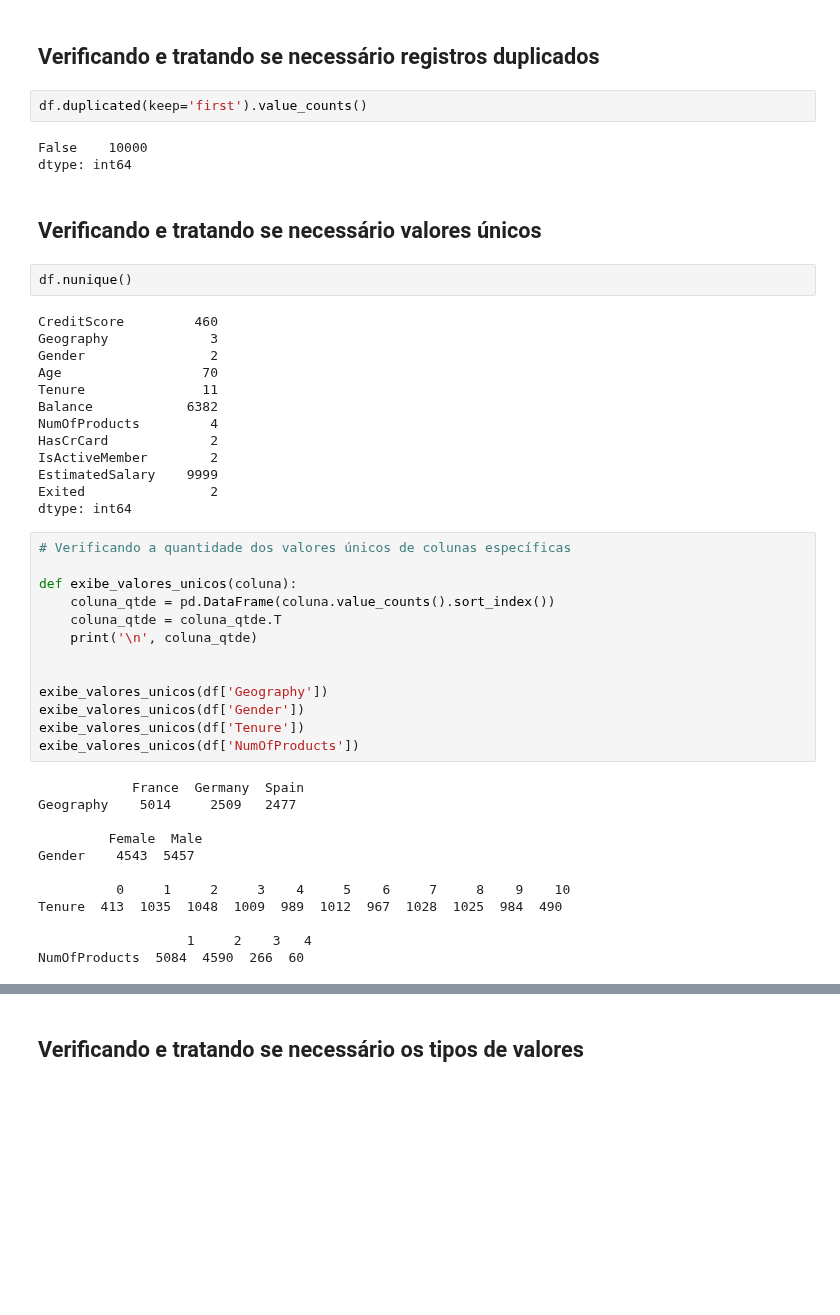
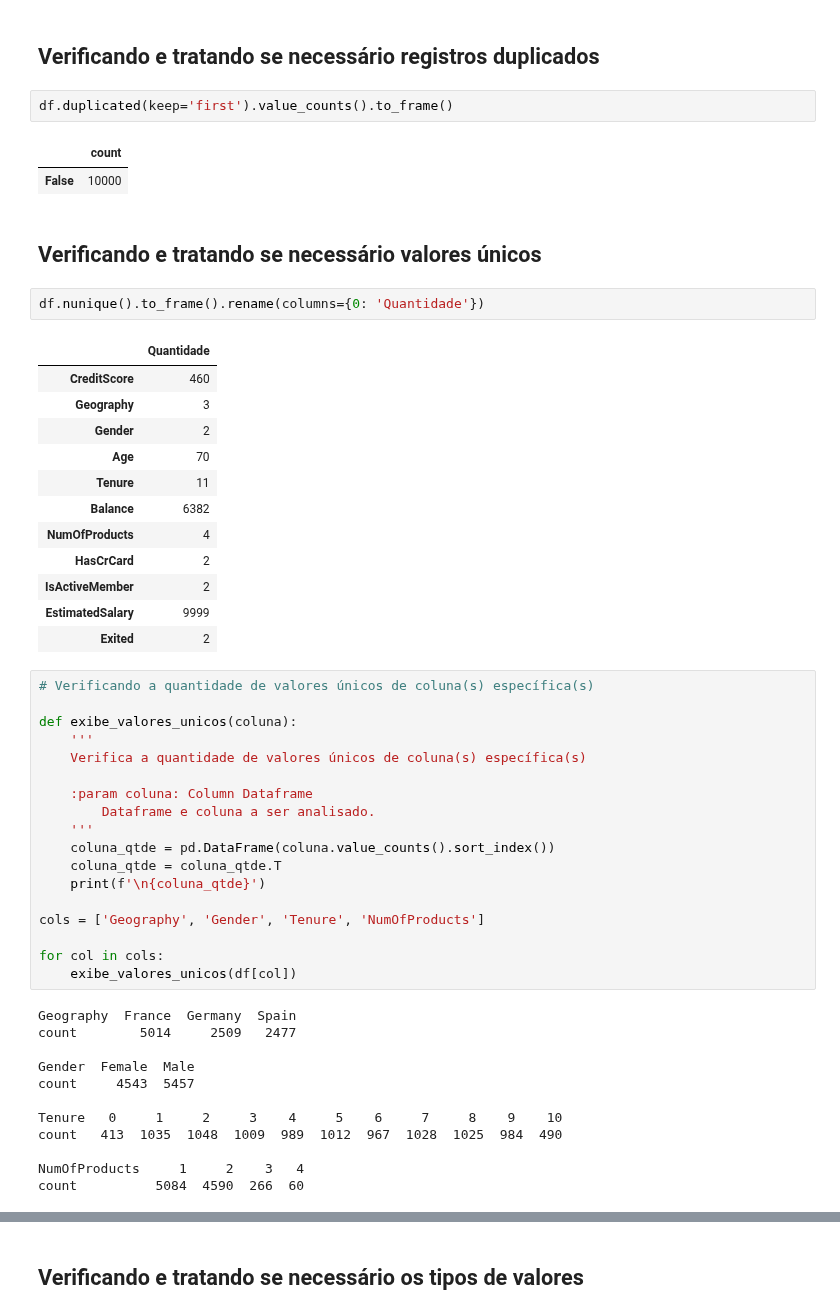
Before and after one commit to emso-exe/Churn_clientes_de_banco, a Jupyter notebook: churn_clientes_de_banco.ipynb, the cells around one changed output, grey strips where cells are left out. Drawn from its saved outputs; the diff is of its cells as text; blank space fills up the shorter version.

```diff
--- a/churn_clientes_de_banco.ipynb
+++ b/churn_clientes_de_banco.ipynb
@@ -122,49 +122,54 @@ df = df.drop(columns=['RowNumber', 'CustomerId', 'Surname'])
 # %% [markdown]
 ## Verificando e tratando se necessário registros duplicados
 # %%
-df.duplicated(keep='first').value_counts()
+df.duplicated(keep='first').value_counts().to_frame()
 # %% [output]
-False    10000
-dtype: int64
+|  | count |
+| False | 10000 |
 # %% [markdown]
 ## Verificando e tratando se necessário valores únicos
-# %%
-df.nunique()
-# %% [output]
-CreditScore         460
-Geography             3
-Gender                2
-Age                  70
-Tenure               11
-Balance            6382
-NumOfProducts         4
-HasCrCard             2
-IsActiveMember        2
-EstimatedSalary    9999
-Exited                2
-dtype: int64
+# %%
+df.nunique().to_frame().rename(columns={0: 'Quantidade'})
+# %% [output]
+|  | Quantidade |
+| CreditScore | 460 |
+| Geography | 3 |
+| Gender | 2 |
+| Age | 70 |
+| Tenure | 11 |
+| Balance | 6382 |
+| NumOfProducts | 4 |
+| HasCrCard | 2 |
+| IsActiveMember | 2 |
+| EstimatedSalary | 9999 |
+| Exited | 2 |
 # %%
-# Verificando a quantidade dos valores únicos de colunas específicas
+# Verificando a quantidade de valores únicos de coluna(s) específica(s)
 
 def exibe_valores_unicos(coluna):
+    '''
+    Verifica a quantidade de valores únicos de coluna(s) específica(s)
+
+    :param coluna: Column Dataframe
+        Dataframe e coluna a ser analisado.
+    '''
     coluna_qtde = pd.DataFrame(coluna.value_counts().sort_index())
     coluna_qtde = coluna_qtde.T
-    print('\n', coluna_qtde)
+    print(f'\n{coluna_qtde}')
 
+cols = ['Geography', 'Gender', 'Tenure', 'NumOfProducts']
 
-exibe_valores_unicos(df['Geography'])
-exibe_valores_unicos(df['Gender'])
-exibe_valores_unicos(df['Tenure'])
-exibe_valores_unicos(df['NumOfProducts'])
+for col in cols:
+    exibe_valores_unicos(df[col])
 # %% [output]
-            France  Germany  Spain
-Geography    5014     2509   2477
+Geography  France  Germany  Spain
+count        5014     2509   2477
 
-         Female  Male
-Gender    4543  5457
+Gender  Female  Male
+count     4543  5457
 
-          0     1     2     3    4     5    6     7     8    9    10
-Tenure  413  1035  1048  1009  989  1012  967  1028  1025  984  490
+Tenure   0     1     2     3    4     5    6     7     8    9    10
+count   413  1035  1048  1009  989  1012  967  1028  1025  984  490
 
-                   1     2    3   4
-NumOfProducts  5084  4590  266  60
+NumOfProducts     1     2    3   4
+count          5084  4590  266  60
```
Also changed, not shown: parts of 20 cells of this notebook.
